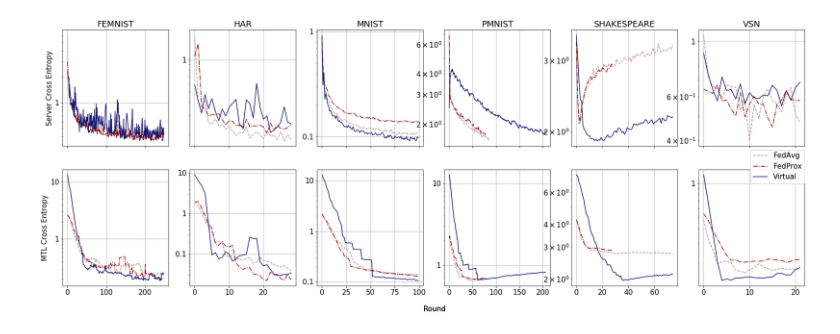
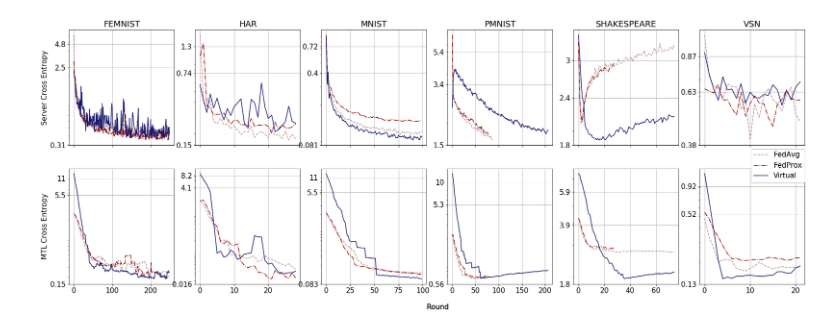
Before and after one commit to lucori/virtual, a Jupyter notebook: tff_plots.ipynb, the cells around one changed output. Saved outputs shown, nothing was run; the diff lists cells and outputs as text; code cells hidden in the pictures.

Commit message:
plot issues fix

```diff
--- a/tff_plots.ipynb
+++ b/tff_plots.ipynb
@@ -82,7 +82,7 @@ def plot_curves(axe, curve, name="", title="", ylabel="", xlabel="rounds", color
     c2 = curve[curve > 0]
     c, = axe.plot(c2, color=color, linestyle=linestyle)
     c.set_label(name)
-    axe.set_ylim(ylim)
+#     axe.set_ylim(ylim)
     return c
 # %%
 f, axes = plt.subplots(2, len(folders.keys()), figsize=(25, 10), sharex='col')
@@ -90,35 +90,38 @@ matplotlib.rcParams.update({'font.size': 15, 'font.serif': 'DejaVuSans'})
 for i, metric in enumerate(metrics):
     for j, dataset in enumerate(folders.items()):
         plots = []
         for k, mod in enumerate(dataset[1]):
             curve_file = str((root_folder / dataset[0] / mod) / metric) + ".npy"
             curve = np.load(curve_file)  # Load file
             if i == 0:
                 title = dataset_names[j]
             else:
                 title = None
             c = plot_curves(axes[i][j], curve,
                             name=pretty_names[k],
                             title=title,
                             color=colors[k],
                             linestyle=lines[k])
             plots.append(c)
         if j==0:
             f.legend(plots, labels=pretty_names[0:3], loc="center right")
             plt.subplots_adjust(right=1.0, wspace=0.2)
         if i ==0:
             axes[i][j].set_title(title)
 
         axes[i][j].set_yscale('log')
-        axes[i][j].yaxis.set_major_formatter(matplotlib.ticker.FuncFormatter(lambda y, _: '{:g}'.format(y)))
         axes[i][j].grid()
+        start, end = axes[i][j].get_ylim()
+        axes[i][j].yaxis.set_ticks(np.arange(start, end, (end - start) / 3.0))
+        axes[i][j].yaxis.set_minor_formatter(NullFormatter())
+        axes[i][j].yaxis.set_major_formatter(matplotlib.ticker.FuncFormatter(lambda y, _: '{:.2g}'.format(y)))
 
     axes[i][0].set_ylabel(pretty_name_metrics[metric])
     f.text(0.55, +0.05,'Round', size=15)
 
 plt.savefig("losses.pdf", bbox_inches='tight', format='pdf')
 # %% [output]
-[figure, old version]
+[figure, new version]
 # %%
 metrics = ["server_accs", "all_client_accs"]
 pretty_name_metrics = {"server_accs": 'Server Accuracy', "all_client_accs": "MTL Accuracy"}
```
Also changed, not shown: parts of 2 cells of this notebook.
